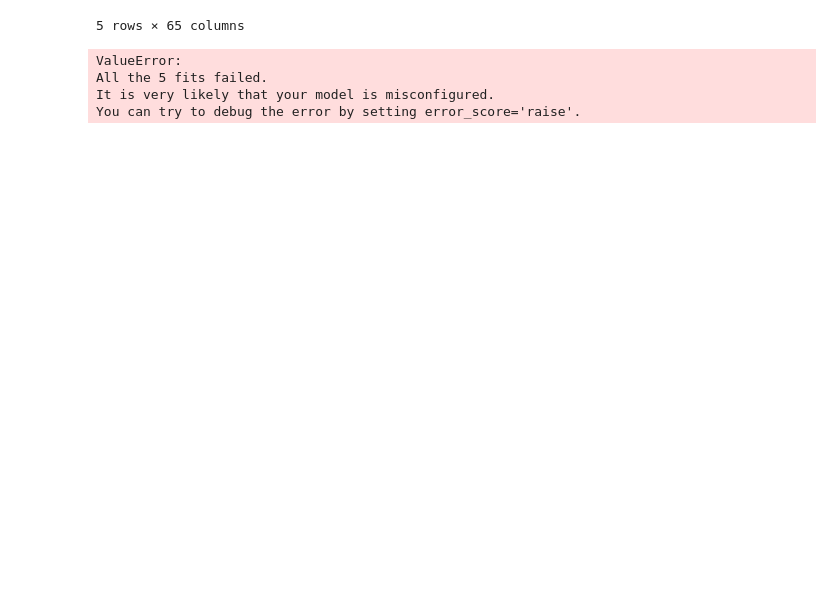
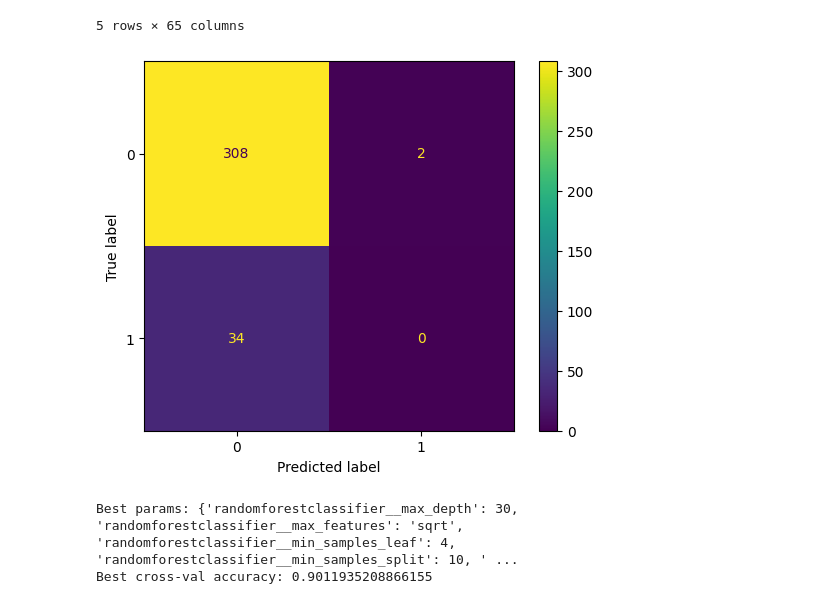
Before and after one commit to DeMeyerRobin/IndustryProject-BariatricSurgeryG1, a Jupyter notebook: ROB_Intra_operative_model.ipynb, the cells around one changed output. Drawn from its saved outputs; the diff is of its cells as text; code cells hidden in the pictures; blank space fills up the shorter version.

Commit message:
good_intra-operative_model

```diff
--- a/ROB_Intra_operative_model.ipynb
+++ b/ROB_Intra_operative_model.ipynb
@@ -199,42 +211,52 @@ X_encoded.head()
 | 4 | 57 | 162 | 112.0 | 42.68 | 0 | 7 | 0 | 0 | 0 | ... |
 5 rows × 65 columns
 # %%
-from sklearn.model_selection import StratifiedKFold, cross_val_score
 from sklearn.ensemble import RandomForestClassifier
-from sklearn.linear_model import LogisticRegression
-from sklearn.metrics import classification_report
-from sklearn.svm import SVC
-import numpy as np
+from sklearn.model_selection import cross_val_predict
+from sklearn.metrics import confusion_matrix, ConfusionMatrixDisplay
+import matplotlib.pyplot as plt
 
-# Assume you have X and y ready
-# X = ...
-# y = ...
+# Use this instead of RandomForestRegressor if you're classifying
+model = make_pipeline(
+    StandardScaler(),
+    RandomForestClassifier(n_estimators=100, random_state=42)
+)
 
-# Define stratified cross-validation
-cv = StratifiedKFold(n_splits=5, shuffle=True, random_state=42)
+# Generate predictions
+y_pred = cross_val_predict(model, X_encoded, y, cv=5)
 
-# Example: Random Forest with class_weight
-rf_model = RandomForestClassifier(class_weight={0: 1, 1: 5}, random_state=42)
-
-# Cross-validation scores (you can change scoring to 'roc_auc', 'f1', etc.)
-scores = cross_val_score(rf_model, X, y, cv=cv, scoring='f1')
-
-print(f"Random Forest CV F1 scores: {scores}")
-print(f"Mean F1: {scores.mean():.4f}")
-
-# Example: Logistic Regression with balanced class_weight
-log_model = LogisticRegression(class_weight='balanced', max_iter=1000, random_state=42)
-scores_log = cross_val_score(log_model, X, y, cv=cv, scoring='f1')
-print(f"Logistic Regression CV F1 scores: {scores_log}")
-print(f"Mean F1: {scores_log.mean():.4f}")
-
-# Example: SVC with custom class_weight
-svc_model = SVC(class_weight={0: 1, 1: 5}, random_state=42)
-scores_svc = cross_val_score(svc_model, X, y, cv=cv, scoring='f1')
-print(f"SVC CV F1 scores: {scores_svc}")
-print(f"Mean F1: {scores_svc.mean():.4f}")
+# Confusion matrix
+cm = confusion_matrix(y, y_pred)
+ConfusionMatrixDisplay(cm).plot()
+plt.show()
 # %% [output]
-ValueError:
-All the 5 fits failed.
-It is very likely that your model is misconfigured.
-You can try to debug the error by setting error_score='raise'.
+[figure, added]
+# %%
+from sklearn.model_selection import RandomizedSearchCV
+from scipy.stats import randint
+
+param_dist = {
+    'randomforestclassifier__n_estimators': randint(100, 1000),
+    'randomforestclassifier__max_depth': [None] + list(range(5, 31, 5)),
+    'randomforestclassifier__min_samples_split': [2, 5, 10],
+    'randomforestclassifier__min_samples_leaf': [1, 2, 4],
+    'randomforestclassifier__max_features': ['sqrt', 'log2', None]
+}
+
+search = RandomizedSearchCV(
+    model,
+    param_distributions=param_dist,
+    n_iter=30,
+    cv=5,
+    scoring='accuracy',
+    random_state=42,
+    n_jobs=-1
+)
+
+search.fit(X_encoded, y)
+
+print("Best params:", search.best_params_)
+print("Best cross-val accuracy:", search.best_score_)
+# %% [output]
+Best params: {'randomforestclassifier__max_depth': 30, 'randomforestclassifier__max_features': 'sqrt', 'randomforestclassifier__min_samples_leaf': 4, 'randomforestclassifier__min_samples_split': 10, ' ...
+Best cross-val accuracy: 0.9011935208866155
```
Also changed, not shown: parts of 9 cells of this notebook, 1 other file.
